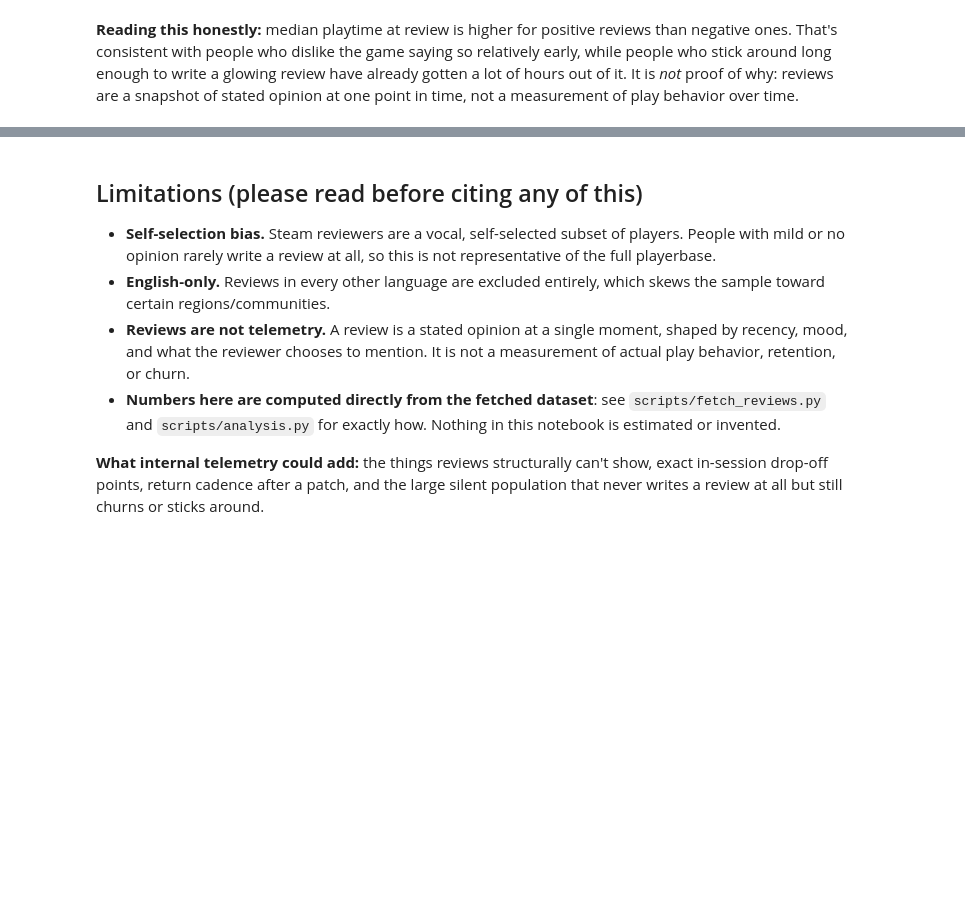
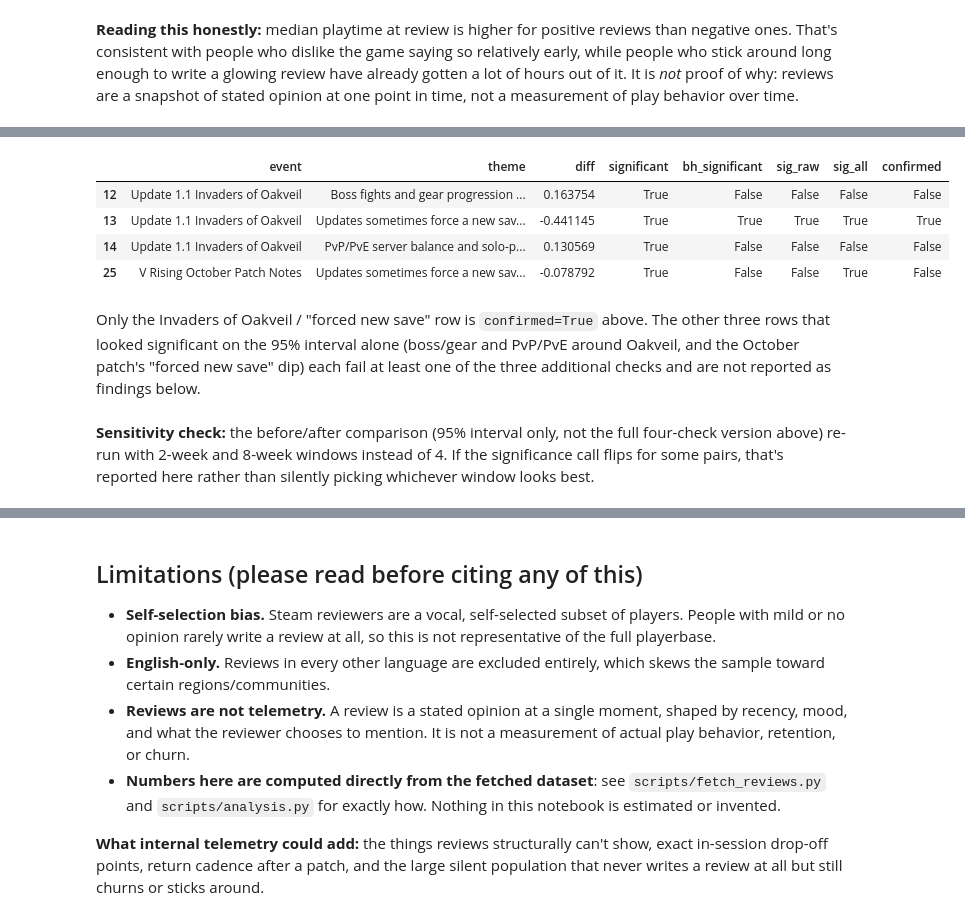
Before and after one commit to rapidvind/v-rising-review-analysis, a Jupyter notebook: notebook/analysis.ipynb, the cells around one changed output, grey strips where cells are left out. Drawn from its saved outputs; the diff is of its cells as text; code cells hidden in the pictures; blank space fills up the shorter version.

```diff
--- a/notebook/analysis.ipynb
+++ b/notebook/analysis.ipynb
@@ -200,0 +356,42 @@ over time.
+# %%
+shift_bh = add_bh_correction(shift)
+
+RAW_WEIGHT_THRESHOLD = 0.01  # calibrated to assign a comparable overall share to the 0.3 normalized threshold
+themed_raw, theme_labels_raw, _, _ = assign_themes(df, normalize=False, threshold=RAW_WEIGHT_THRESHOLD)
+shift_raw = theme_shift_by_event(df, themed_raw, theme_labels_raw, events)
+
+shift_all = theme_shift_by_event(df, themed, theme_labels, events, denominator="all")
+
+key_cols = ["event", "theme"]
+checked = shift_bh.merge(
+    shift_raw[key_cols + ["significant"]].rename(columns={"significant": "sig_raw"}),
+    on=key_cols, how="left",
+).merge(
+    shift_all[key_cols + ["significant"]].rename(columns={"significant": "sig_all"}),
+    on=key_cols, how="left",
+)
+checked["confirmed"] = (
+    checked["significant"] & checked["bh_significant"]
+    & checked["sig_raw"].fillna(False) & checked["sig_all"].fillna(False)
+)
+
+cols2 = ["event", "theme", "diff", "significant", "bh_significant", "sig_raw", "sig_all", "confirmed"]
+checked[checked["significant"]][cols2]
+# %% [output]
+|  | event | theme | diff | significant | bh_significant | sig_raw | sig_all | confirmed |
+| 12 | Update 1.1 Invaders of Oakveil | Boss fights and gear progression ... | 0.163754 | True | False | False | False | False |
+| 13 | Update 1.1 Invaders of Oakveil | Updates sometimes force a new sav... | -0.441145 | True | True | True | True | True |
+| 14 | Update 1.1 Invaders of Oakveil | PvP/PvE server balance and solo-p... | 0.130569 | True | False | False | False | False |
+| 25 | V Rising October Patch Notes | Updates sometimes force a new sav... | -0.078792 | True | False | False | True | False |
+# %% [markdown]
+Only the Invaders of Oakveil / "forced new save" row is `confirmed=True`
+above. The other three rows that looked significant on the 95% interval
+alone (boss/gear and PvP/PvE around Oakveil, and the October patch's
+"forced new save" dip) each fail at least one of the three additional
+checks and are not reported as findings below.
+# %% [markdown]
+**Sensitivity check:** the before/after comparison (95% interval only,
+not the full four-check version above) re-run with 2-week and 8-week
+windows instead of 4. If the significance call flips for some pairs,
+that's reported here rather than silently picking whichever window looks
+best.
```
Also changed, not shown: parts of 17 cells of this notebook, 11 other files.
